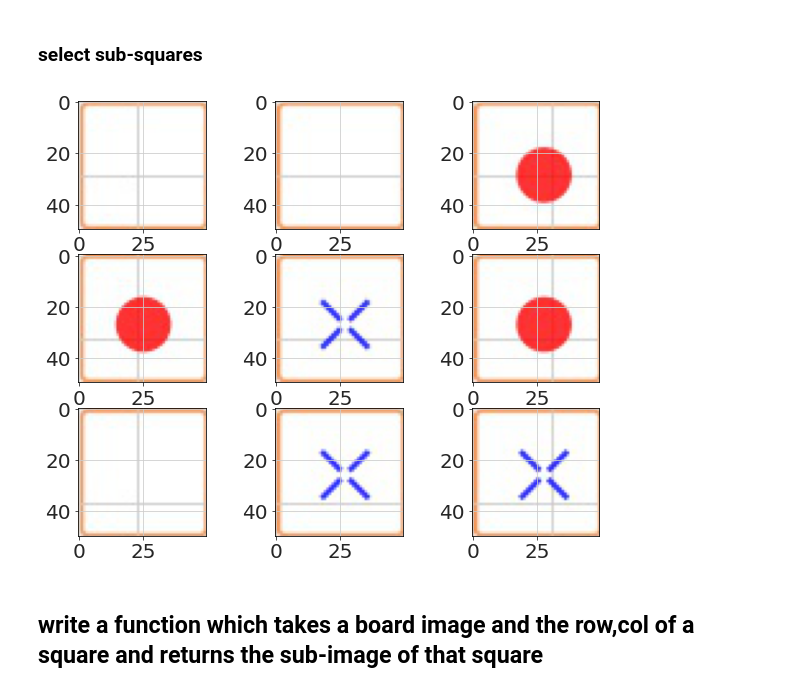
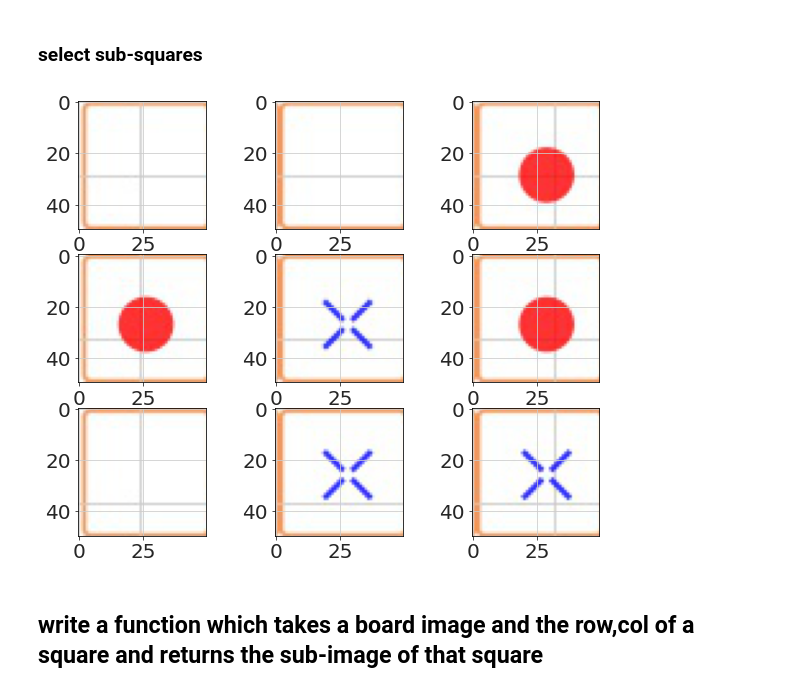
Before and after one commit to bblais/AI-and-Robotics-Fall-2021-Class-Notebooks, a Jupyter notebook: Sprint #4 - Images, Classification, and Neural Networks/2021-11-19 - Week 11 Backlog.ipynb, the cells around one changed output. Cells and saved outputs as stored; diff of their text form; code cells hidden in the pictures.

```diff
--- a/Sprint #4 - Images, Classification, and Neural Networks/2021-11-19 - Week 11 Backlog.ipynb
+++ b/Sprint #4 - Images, Classification, and Neural Networks/2021-11-19 - Week 11 Backlog.ipynb
@@ -94,22 +94,28 @@ imshow(board_im)
 # %%
 start_row=77
 start_col=79
 sub_image_rows=50
 sub_image_cols=50
+
+start_row=77
+start_col=78
+sub_image_rows=50
+sub_image_cols=50
+
 
 
 count=1
 for r in range(3):
     for c in range(3):
         sub_image=board_im[ (start_row+sub_image_rows*r):(start_row+sub_image_rows*(r+1)) ,
                       (start_col+sub_image_cols*c):(start_col+sub_image_cols*(c+1))  ,
                       :]  # all the channels
 
         subplot(3,3,count)
         imshow(sub_image)
         count+=1
 # %% [output]
-[figure, old version]
+[figure, new version]
 # %% [markdown]
 ## write a function which takes a board image and the row,col of a square and returns the sub-image of that square
 # %%
```
Also changed, not shown: parts of 2 cells of this notebook, 13 other files.
